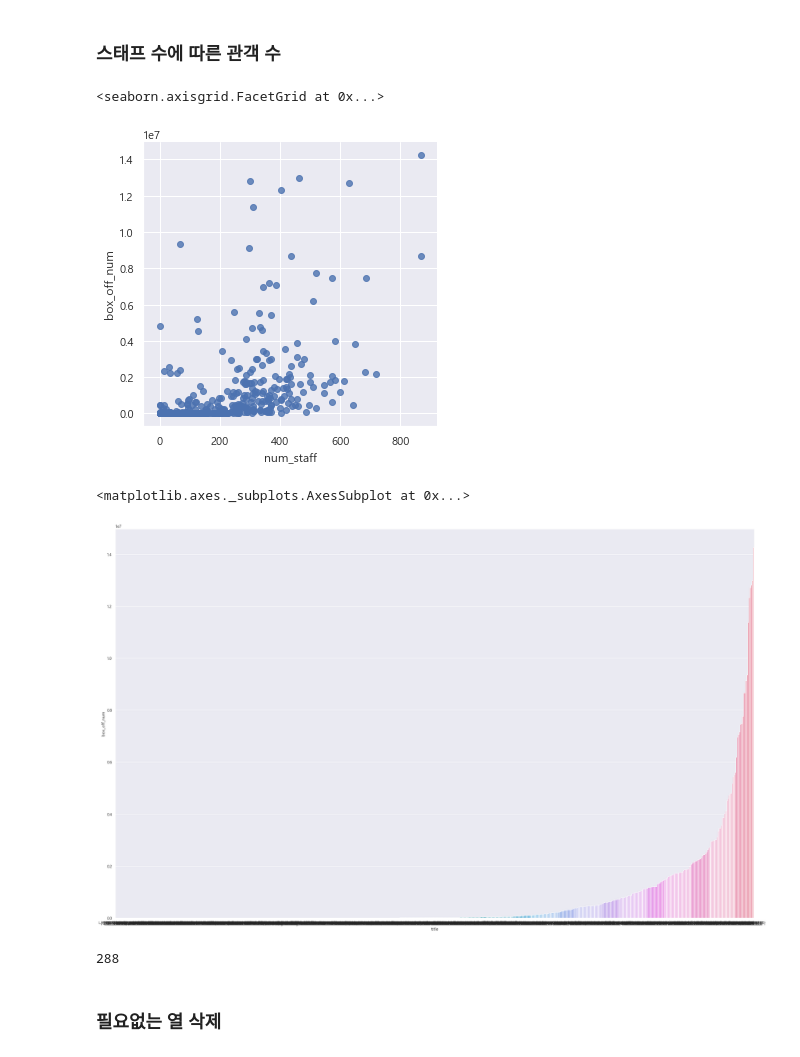
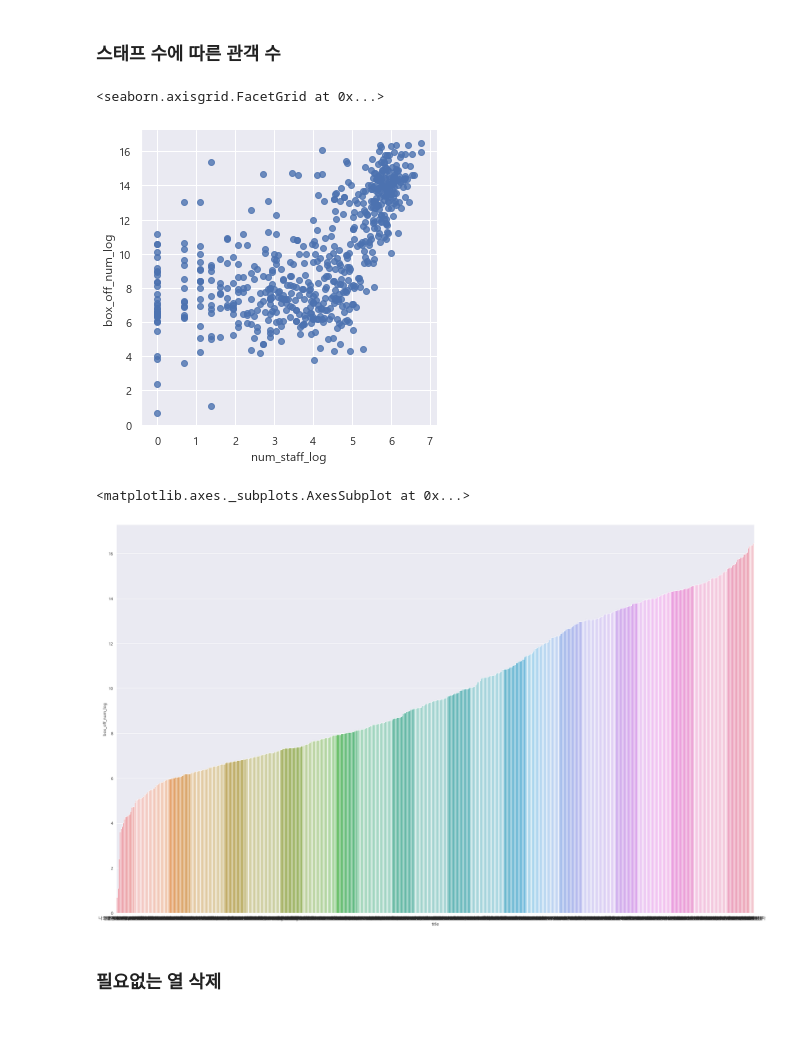
Before and after one commit to shp1204/AI-, a Jupyter notebook: study/1st_movie/movies_SJH.ipynb, the cells around one changed output. Drawn from its saved outputs; the diff is of its cells as text; code cells hidden in the pictures; blank space fills up the shorter version.

```diff
--- a/study/1st_movie/movies_SJH.ipynb
+++ b/study/1st_movie/movies_SJH.ipynb
@@ -104,0 +135,4 @@ train.head()
+# %%
+# 타부:금지된사랑 이상치 제거
+train = train.drop([338])
+train.sort_values(by="dir_prev_bfnum").tail(5)
@@ -161,16 +212,16 @@ train.head()
 ### 배급사 정제
 # %%
 # 배급사는 one-hot-encoding 대신 숫자로 구분
-distributor_arr = train["distributor"].unique()
+distributor_arr = train_dummy["distributor"].unique()
 
 for i in range(len(distributor_arr)):
-    train.loc[train["distributor"] == distributor_arr[i], "distributor_coded"] = np.where(distributor_arr == distributor_arr[i])
+    train_dummy.loc[train_dummy["distributor"] == distributor_arr[i], "distributor_coded"] = np.where(distributor_arr == distributor_arr[i])
 
 train.head()
 
-distributor_arr = test["distributor"].unique()
+distributor_arr = test_dummy["distributor"].unique()
 for i in range(len(distributor_arr)):
-    test.loc[test["distributor"] == distributor_arr[i], "distributor_coded"] = np.where(distributor_arr == distributor_arr[i])
+    test_dummy.loc[test_dummy["distributor"] == distributor_arr[i], "distributor_coded"] = np.where(distributor_arr == distributor_arr[i])
 
 test.head()
 
@@ -335,7 +375,8 @@ screening_rat
 # %% [markdown]
 ### 배급사에 따른 관객수
 # %%
-train_distributor_pivot = train.pivot_table(values="box_off_num", index="distributor", aggfunc=sum)
+train_distributor_pivot = train.pivot_table(values="box_off_num_log", index="distributor", aggfunc=np.median)
 print(train_distributor_pivot)
-train_distributor_pivot.plot()
+plt.rcParams["figure.figsize"] = (10,5)
+train_distributor_pivot.sort_values(by='box_off_num_log').plot()
 # %% [output]
@@ -369,10 +408,2 @@ train_DoW_pivot.plot()
 # %% [markdown]
 ### 러닝타임, 이전 작품 관객 수, 이전 작품 수, 출연 배우 수에 따른 관객수
-# %%
-figure, ((ax1, ax2), (ax3, ax4)) = plt.subplots(nrows=2, ncols=2)
-figure.set_size_inches(24, 12)
-
-sns.barplot(data=train, x="time", y="box_off_num", ax=ax1)
-sns.barplot(data=train, x="dir_prev_bfnum", y="box_off_num", ax=ax2)
-sns.barplot(data=train, x="dir_prev_num", y="box_off_num", ax=ax3)
-sns.barplot(data=train, x="num_actor", y="box_off_num", ax=ax4)
@@ -382,23 +421,19 @@ sns.barplot(data=train, x="num_actor", y="box_off_num", ax=ax4)
 # %% [markdown]
 ### 스태프 수에 따른 관객 수
 # %%
-sns.lmplot(data=train, x="num_staff", y="box_off_num", fit_reg=False)
+sns.lmplot(data=train, x="num_staff_log", y="box_off_num_log", fit_reg=False)
 # %% [output]
 <seaborn.axisgrid.FacetGrid at 0x...>
-[figure, old version]
+[figure, new version]
 # %%
 figure, ((ax1)) = plt.subplots(nrows=1, ncols=1)
 figure.set_size_inches(32, 20)
 
-train_sorted_by_BOF = train.sort_values(by='box_off_num')
-sns.barplot(data=train_sorted_by_BOF, x='title', y="box_off_num", ax=ax1)
+train_sorted_by_BOF = train.sort_values(by='box_off_num_log')
+sns.barplot(data=train_sorted_by_BOF, x='title', y="box_off_num_log", ax=ax1)
 # %% [output]
 <matplotlib.axes._subplots.AxesSubplot at 0x...>
-[figure, old version]
+[figure, new version]
-# %%
-len(train_sorted_by_BOF[train_sorted_by_BOF["box_off_num"] < 10000])
-# %% [output]
-288
 # %% [markdown]
 ### 필요없는 열 삭제
 # %%
```
Also changed, not shown: parts of 41 cells of this notebook, 4 other files.
